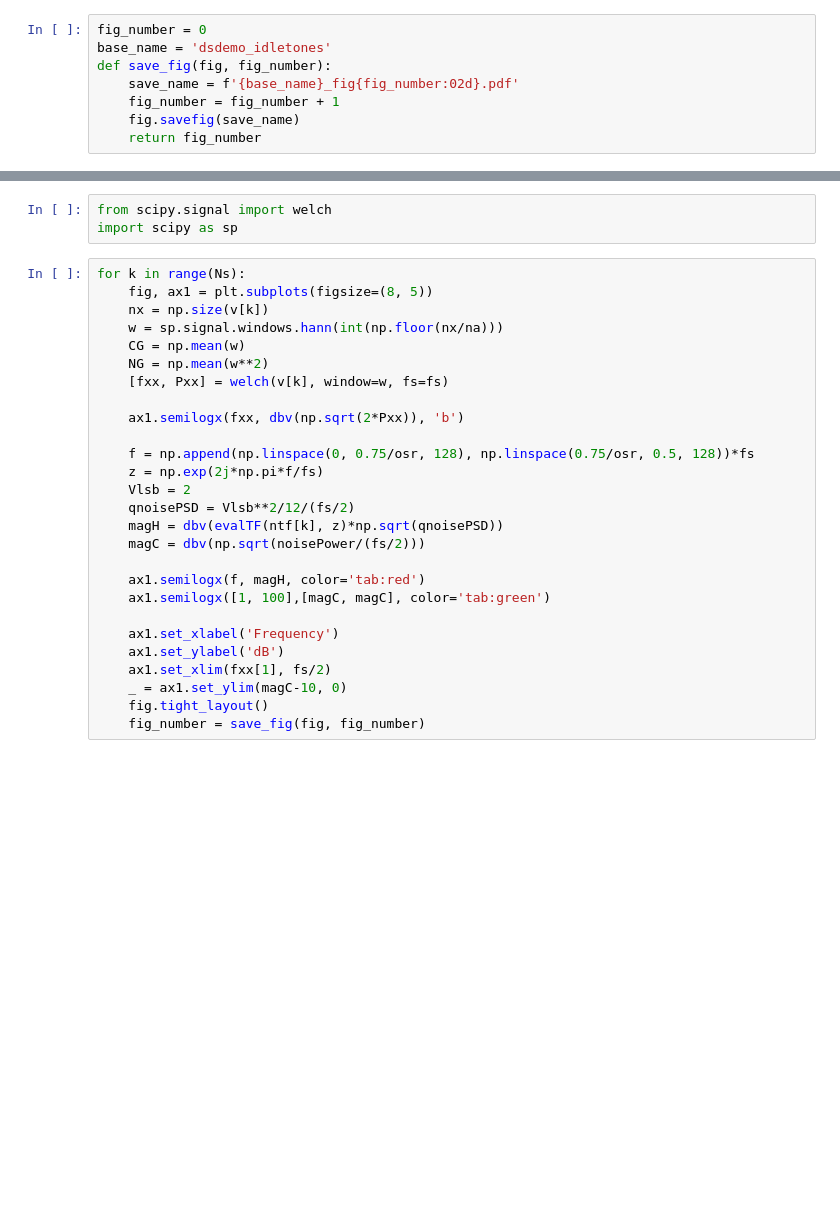
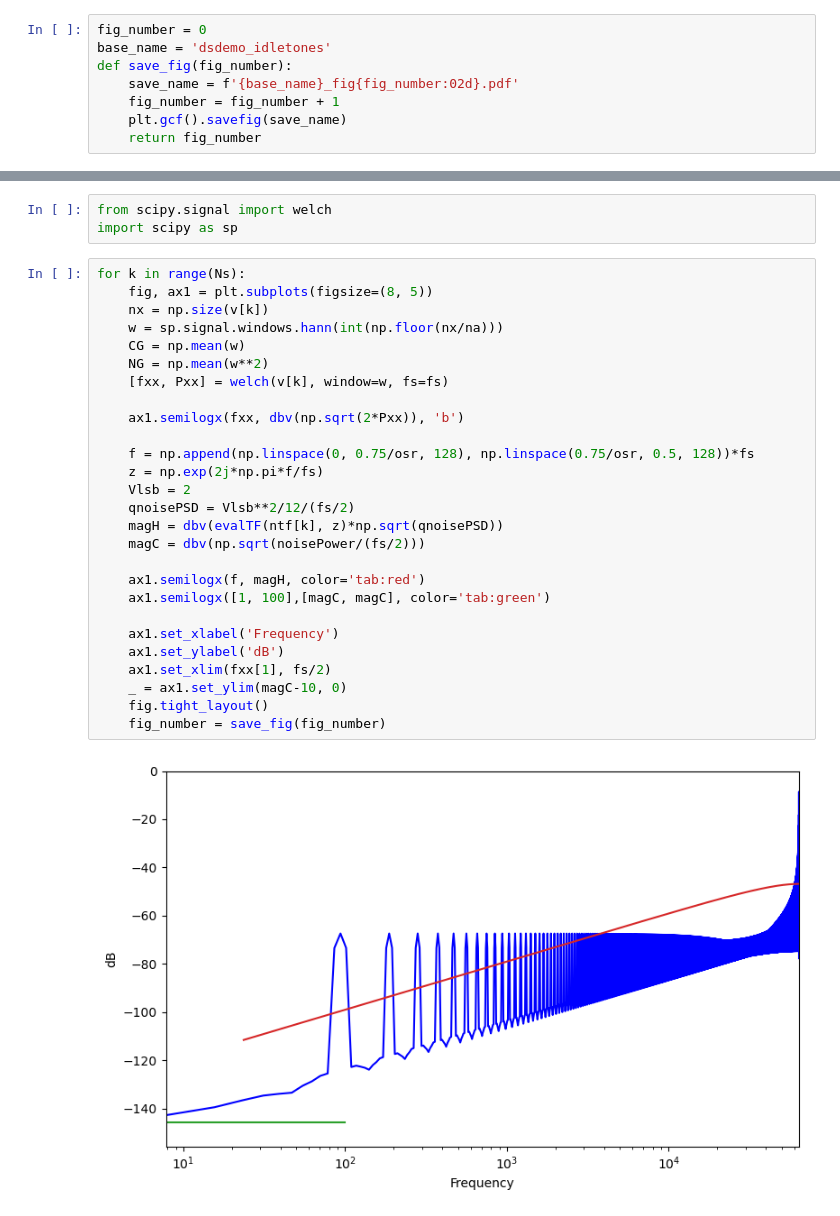
Before and after one commit to hanspi42/python-deltasigma, a Jupyter notebook: examples/dsdemo_idletones.ipynb, the cells around one changed output, grey strips where cells are left out. Drawn from its saved outputs; the diff is of its cells as text; blank space fills up the shorter version.

Commit message:
PDF plotting in dsdemo... simplified.

```diff
--- a/examples/dsdemo_idletones.ipynb
+++ b/examples/dsdemo_idletones.ipynb
@@ -10,10 +10,10 @@ warnings.filterwarnings('ignore')
 # %%
 fig_number = 0
 base_name = 'dsdemo_idletones'
-def save_fig(fig, fig_number):
+def save_fig(fig_number):
     save_name = f'{base_name}_fig{fig_number:02d}.pdf'
     fig_number = fig_number + 1
-    fig.savefig(save_name)
+    plt.gcf().savefig(save_name)
     return fig_number
 # %% [markdown]
 # Idle Tones in $n$th-order SDM
@@ -85,27 +105,29 @@ import scipy as sp
 # %%
 for k in range(Ns):
     fig, ax1 = plt.subplots(figsize=(8, 5))
     nx = np.size(v[k])
     w = sp.signal.windows.hann(int(np.floor(nx/na)))
     CG = np.mean(w)
     NG = np.mean(w**2)
     [fxx, Pxx] = welch(v[k], window=w, fs=fs)
 
     ax1.semilogx(fxx, dbv(np.sqrt(2*Pxx)), 'b')
 
     f = np.append(np.linspace(0, 0.75/osr, 128), np.linspace(0.75/osr, 0.5, 128))*fs
     z = np.exp(2j*np.pi*f/fs)
     Vlsb = 2
     qnoisePSD = Vlsb**2/12/(fs/2)
     magH = dbv(evalTF(ntf[k], z)*np.sqrt(qnoisePSD))
     magC = dbv(np.sqrt(noisePower/(fs/2)))
 
     ax1.semilogx(f, magH, color='tab:red')
     ax1.semilogx([1, 100],[magC, magC], color='tab:green')
 
     ax1.set_xlabel('Frequency')
     ax1.set_ylabel('dB')
     ax1.set_xlim(fxx[1], fs/2)
     _ = ax1.set_ylim(magC-10, 0)
     fig.tight_layout()
-    fig_number = save_fig(fig, fig_number)
+    fig_number = save_fig(fig_number)
+# %% [output]
+[figure, added]
```
Also changed, not shown: parts of 8 cells of this notebook, 4 other files.
